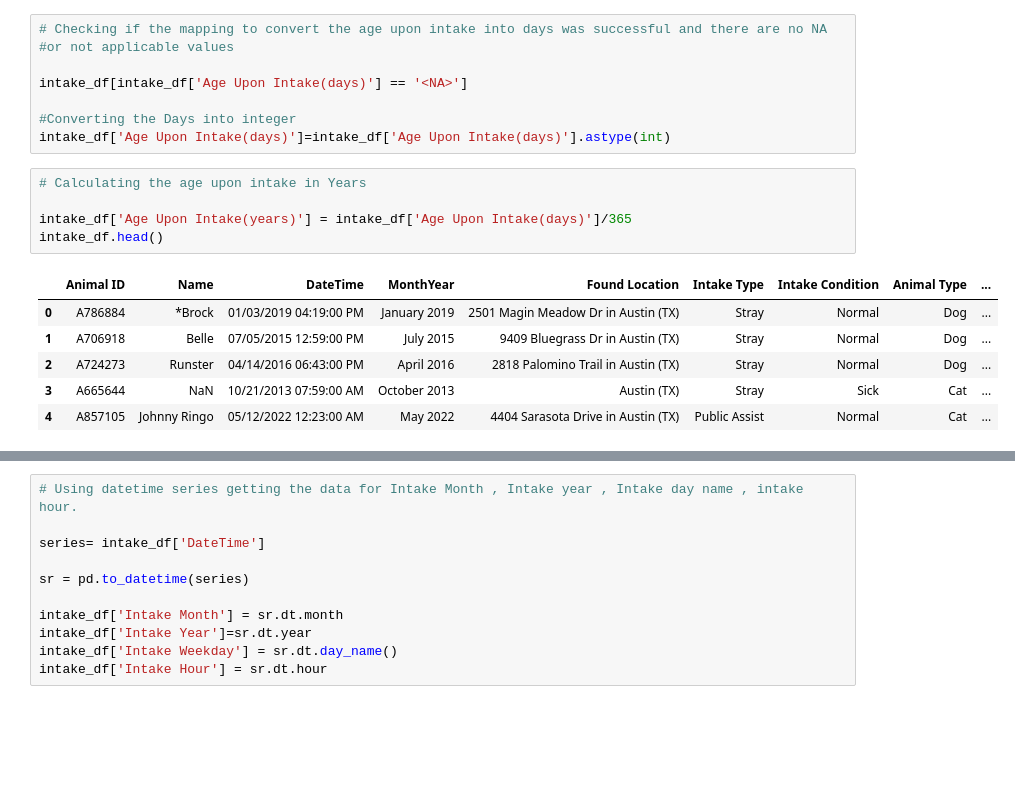
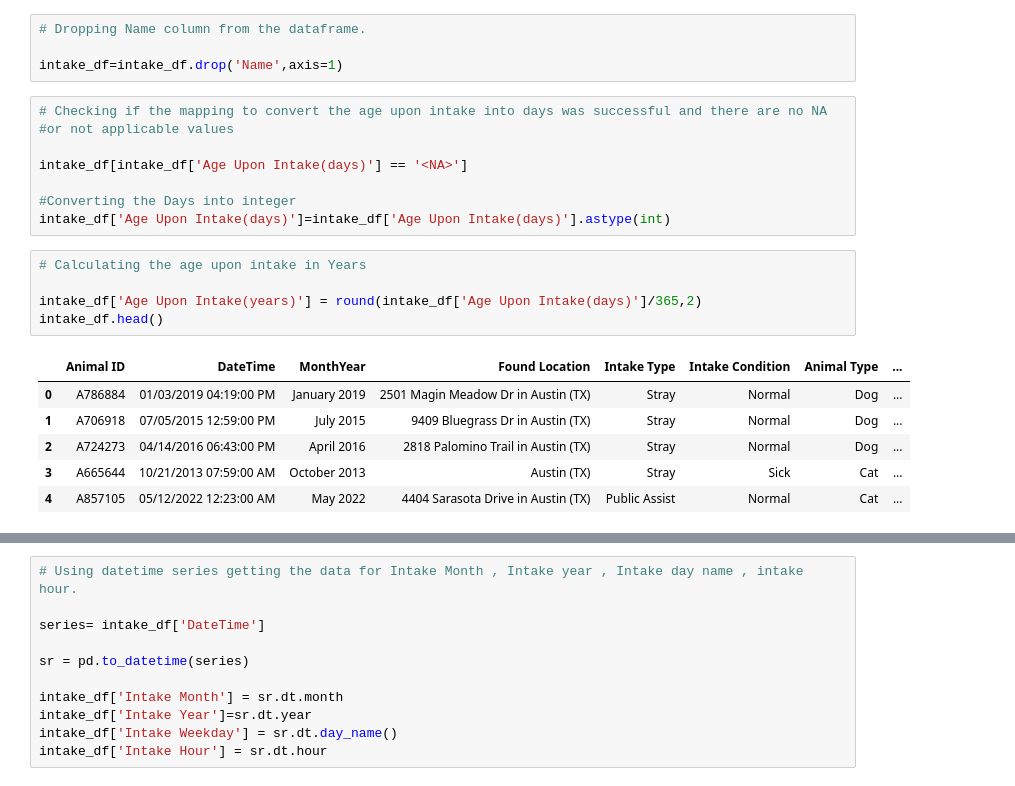
Before and after one commit to CorinneBean/Project_A_Team, a Jupyter notebook: AAC_Files/AAC_Intake_etl_step1.ipynb, the cells around one changed output, grey strips where cells are left out. Saved outputs shown, nothing was run; the diff lists cells and outputs as text; blank space fills up the shorter version.

Commit message:
Updated the intake and outcome code with frequency & age buckets

```diff
--- a/AAC_Files/AAC_Intake_etl_step1.ipynb
+++ b/AAC_Files/AAC_Intake_etl_step1.ipynb
@@ -77,3 +94,7 @@ dtype: object
+# %%
+# Dropping Name column from the dataframe.
+
+intake_df=intake_df.drop('Name',axis=1)
 # %%
 # Checking if the mapping to convert the age upon intake into days was successful and there are no NA
 #or not applicable values
@@ -85,12 +106,12 @@ intake_df['Age Upon Intake(days)']=intake_df['Age Upon Intake(days)'].astype(int
 # %%
 # Calculating the age upon intake in Years
 
-intake_df['Age Upon Intake(years)'] = intake_df['Age Upon Intake(days)']/365
+intake_df['Age Upon Intake(years)'] = round(intake_df['Age Upon Intake(days)']/365,2)
 intake_df.head()
 # %% [output]
-|  | Animal ID | Name | DateTime | MonthYear | Found Location | Intake Type | Intake Condition | Animal Type | ... |
-| 0 | A786884 | *Brock | 01/03/2019 04:19:00 PM | January 2019 | 2501 Magin Meadow Dr in Austin (TX) | Stray | Normal | Dog | ... |
-| 1 | A706918 | Belle | 07/05/2015 12:59:00 PM | July 2015 | 9409 Bluegrass Dr in Austin (TX) | Stray | Normal | Dog | ... |
-| 2 | A724273 | Runster | 04/14/2016 06:43:00 PM | April 2016 | 2818 Palomino Trail in Austin (TX) | Stray | Normal | Dog | ... |
-| 3 | A665644 | NaN | 10/21/2013 07:59:00 AM | October 2013 | Austin (TX) | Stray | Sick | Cat | ... |
-| 4 | A857105 | Johnny Ringo | 05/12/2022 12:23:00 AM | May 2022 | 4404 Sarasota Drive in Austin (TX) | Public Assist | Normal | Cat | ... |
+|  | Animal ID | DateTime | MonthYear | Found Location | Intake Type | Intake Condition | Animal Type | ... |
+| 0 | A786884 | 01/03/2019 04:19:00 PM | January 2019 | 2501 Magin Meadow Dr in Austin (TX) | Stray | Normal | Dog | ... |
+| 1 | A706918 | 07/05/2015 12:59:00 PM | July 2015 | 9409 Bluegrass Dr in Austin (TX) | Stray | Normal | Dog | ... |
+| 2 | A724273 | 04/14/2016 06:43:00 PM | April 2016 | 2818 Palomino Trail in Austin (TX) | Stray | Normal | Dog | ... |
+| 3 | A665644 | 10/21/2013 07:59:00 AM | October 2013 | Austin (TX) | Stray | Sick | Cat | ... |
+| 4 | A857105 | 05/12/2022 12:23:00 AM | May 2022 | 4404 Sarasota Drive in Austin (TX) | Public Assist | Normal | Cat | ... |
```
Also changed, not shown: parts of 16 cells of this notebook, 8 other files.
